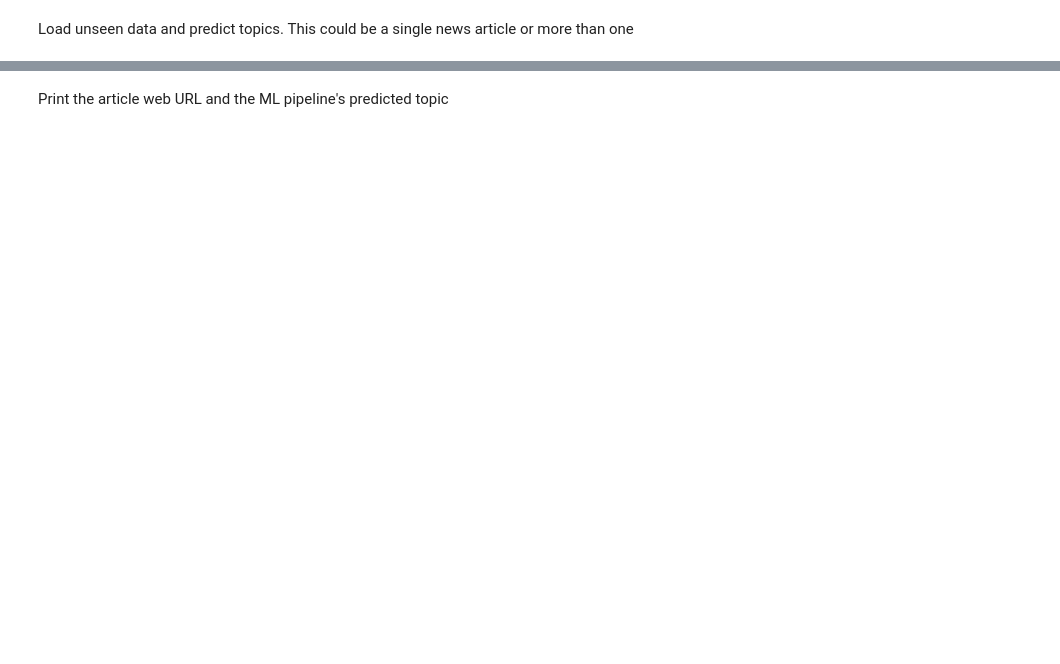
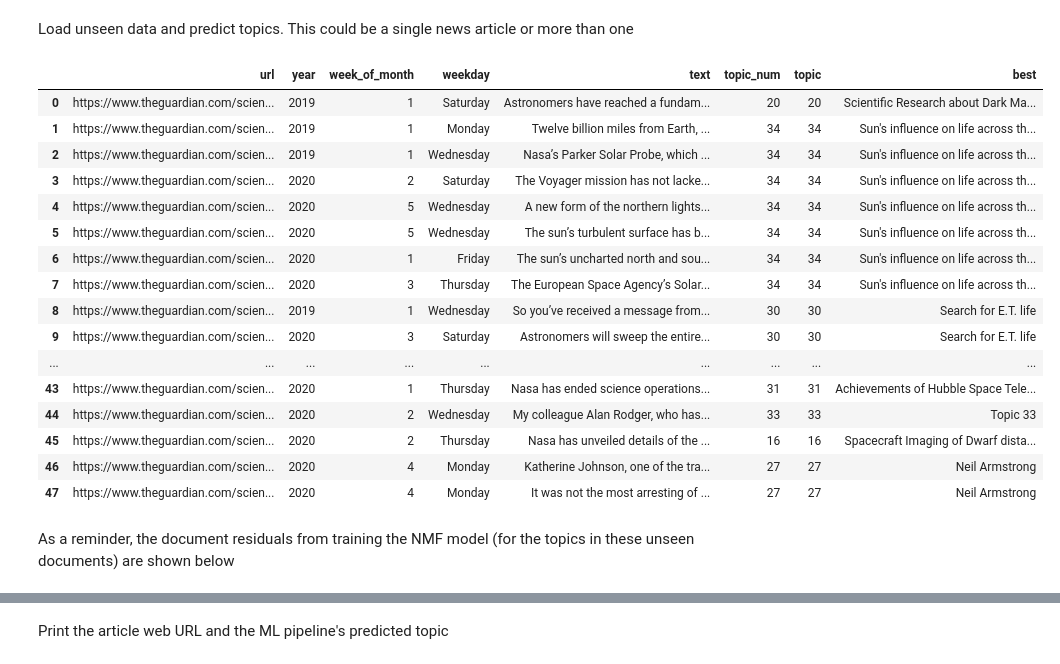
Before and after one commit to TrendingTechnology/nlp-space-news-topic-modeling, a Jupyter notebook: 8_gensim_coherence_nlp_trials_v2.ipynb, the cells around one changed output, grey strips where cells are left out. Cells and saved outputs as stored; diff of their text form; code cells hidden in the pictures; blank space fills up the shorter version.

Commit message:
added new unseen data

```diff
--- a/8_gensim_coherence_nlp_trials_v2.ipynb
+++ b/8_gensim_coherence_nlp_trials_v2.ipynb
@@ -2958,10 +3030,18 @@ blob_client = blob_service_client.get_blob_client(
 blobstring = blob_client.download_blob().content_as_text()
 # %%
 # Load the unseen articles for prediction
-df_new = pd.read_csv(StringIO(blobstring))
-df_new[["year", "month", "date"]] = df_new["url"].str.extract(
+# # df_new = pd.read_csv(StringIO(blobstring))
+df_new = pd.read_csv("data/guardian_3.csv")
+# display(df_new.head())
+df_new[["year", "month", "day"]] = df_new["url"].str.extract(
     r"/(\d{4})/([a-z]{3})/(\d{2})/"
 )
+d = {"jan": 1, "feb": 2, "nov": 11, "dec": 12, "sep": 9, "oct": 10}
+df_new["month"] = df_new["month"].map(d).astype(int)
+df_new["date"] = pd.to_datetime(df_new[["year", "month", "day"]])
+df_new["weekday"] = df_new["date"].dt.day_name()
+df_new["weekday"] = df_new["date"].dt.day_name()
+df_new["week_of_month"] = df_new["date"].apply(lambda d: (d.day - 1) // 7 + 1)
 
 # Process the text
 df_new["processed_text"] = df_new["text"].apply(process_text)
@@ -2971,34 +3051,58 @@ new_texts = df_new["processed_text"]
 # Transform the new data with the fitted models
 doc_topic = pipe.transform(new_texts)
 
 topic_words = pd.DataFrame(
     pipe.named_steps["nmf"].components_,
     index=[str(k) for k in range(n_topics_wanted)],
     columns=pipe.named_steps["vectorizer"].get_feature_names(),
 )
 topic_df = (
     pd.DataFrame(
         topic_words.apply(
             lambda x: get_top_words_per_topic(x, n_top_words), axis=1
         ).tolist(),
         index=topic_words.index,
     )
     .reset_index()
     .rename(columns={"index": "topic"})
     .assign(topic_num=range(n_topics_wanted))
 )
 # for k, v in topic_df.iterrows():
 #     print(k, ",".join(v[1:-1]))
 
 df_temp = pd.DataFrame(doc_topic).idxmax(axis=1).rename("topic_num").to_frame()
 
 merged_topic = df_temp.merge(topic_df, on="topic_num", how="left").assign(
     url=df_new["url"].tolist()
 )
-df_topics = df_new.merge(merged_topic, on="url", how="left").astype({"topic_num": int})
-df_topics_new = df_topics[
-    ["url", "year", "month", "text"] + ["topic_num", "topic"] + list(range(n_top_words))
+df_topics_new = df_new.merge(merged_topic, on="url", how="left").astype(
+    {"topic_num": int}
+)
+df_topics_new = df_topics_new[
+    ["url", "year", "week_of_month", "weekday", "text"]
+    + ["topic_num", "topic"]
+    + list(range(n_top_words))
 ].merge(df_named_topics.reset_index()[["topic_num", "best"]], on="topic_num")[
-    ["url", "year", "month", "text", "topic_num", "topic", "best"]
+    ["url", "year", "week_of_month", "weekday", "text", "topic_num", "topic", "best"]
 ]
 display(df_topics_new)
+# %% [output]
+|  | url | year | week_of_month | weekday | text | topic_num | topic | best |
+| 0 | https://www.theguardian.com/scien... | 2019 | 1 | Saturday | Astronomers have reached a fundam... | 20 | 20 | Scientific Research about Dark Ma... |
+| 1 | https://www.theguardian.com/scien... | 2019 | 1 | Monday | Twelve billion miles from Earth, ... | 34 | 34 | Sun's influence on life across th... |
+| 2 | https://www.theguardian.com/scien... | 2019 | 1 | Wednesday | Nasa’s Parker Solar Probe, which ... | 34 | 34 | Sun's influence on life across th... |
+| 3 | https://www.theguardian.com/scien... | 2020 | 2 | Saturday | The Voyager mission has not lacke... | 34 | 34 | Sun's influence on life across th... |
+| 4 | https://www.theguardian.com/scien... | 2020 | 5 | Wednesday | A new form of the northern lights... | 34 | 34 | Sun's influence on life across th... |
+| 5 | https://www.theguardian.com/scien... | 2020 | 5 | Wednesday | The sun’s turbulent surface has b... | 34 | 34 | Sun's influence on life across th... |
+| 6 | https://www.theguardian.com/scien... | 2020 | 1 | Friday | The sun’s uncharted north and sou... | 34 | 34 | Sun's influence on life across th... |
+| 7 | https://www.theguardian.com/scien... | 2020 | 3 | Thursday | The European Space Agency’s Solar... | 34 | 34 | Sun's influence on life across th... |
+| 8 | https://www.theguardian.com/scien... | 2019 | 1 | Wednesday | So you’ve received a message from... | 30 | 30 | Search for E.T. life |
+| 9 | https://www.theguardian.com/scien... | 2020 | 3 | Saturday | Astronomers will sweep the entire... | 30 | 30 | Search for E.T. life |
+| ... | ... | ... | ... | ... | ... | ... | ... | ... |
+| 43 | https://www.theguardian.com/scien... | 2020 | 1 | Thursday | Nasa has ended science operations... | 31 | 31 | Achievements of Hubble Space Tele... |
+| 44 | https://www.theguardian.com/scien... | 2020 | 2 | Wednesday | My colleague Alan Rodger, who has... | 33 | 33 | Topic 33 |
+| 45 | https://www.theguardian.com/scien... | 2020 | 2 | Thursday | Nasa has unveiled details of the ... | 16 | 16 | Spacecraft Imaging of Dwarf dista... |
+| 46 | https://www.theguardian.com/scien... | 2020 | 4 | Monday | Katherine Johnson, one of the tra... | 27 | 27 | Neil Armstrong |
+| 47 | https://www.theguardian.com/scien... | 2020 | 4 | Monday | It was not the most arresting of ... | 27 | 27 | Neil Armstrong |
+# %% [markdown]
+As a reminder, the document residuals from training the NMF model (for the topics in these unseen documents) are shown below
```
Also changed, not shown: parts of 34 cells of this notebook, 8 other files.
